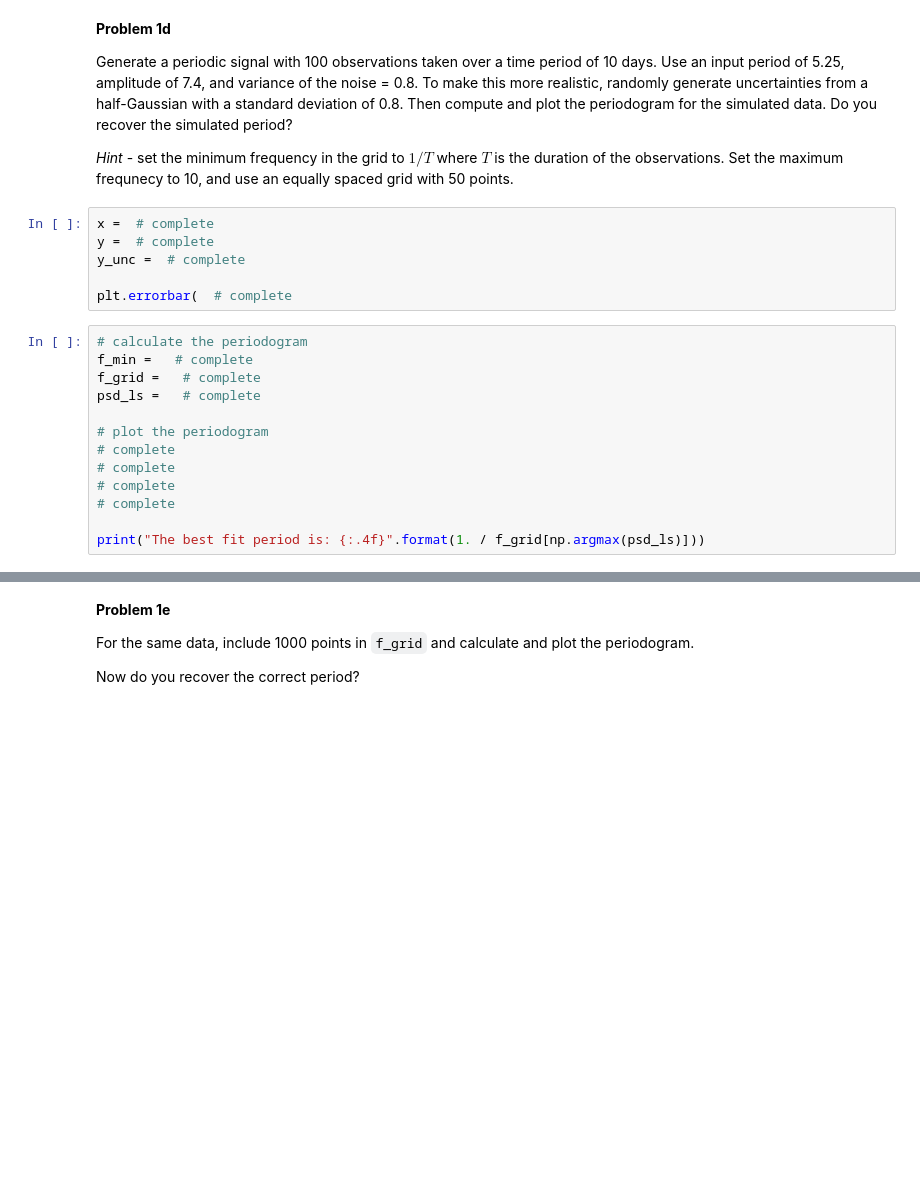
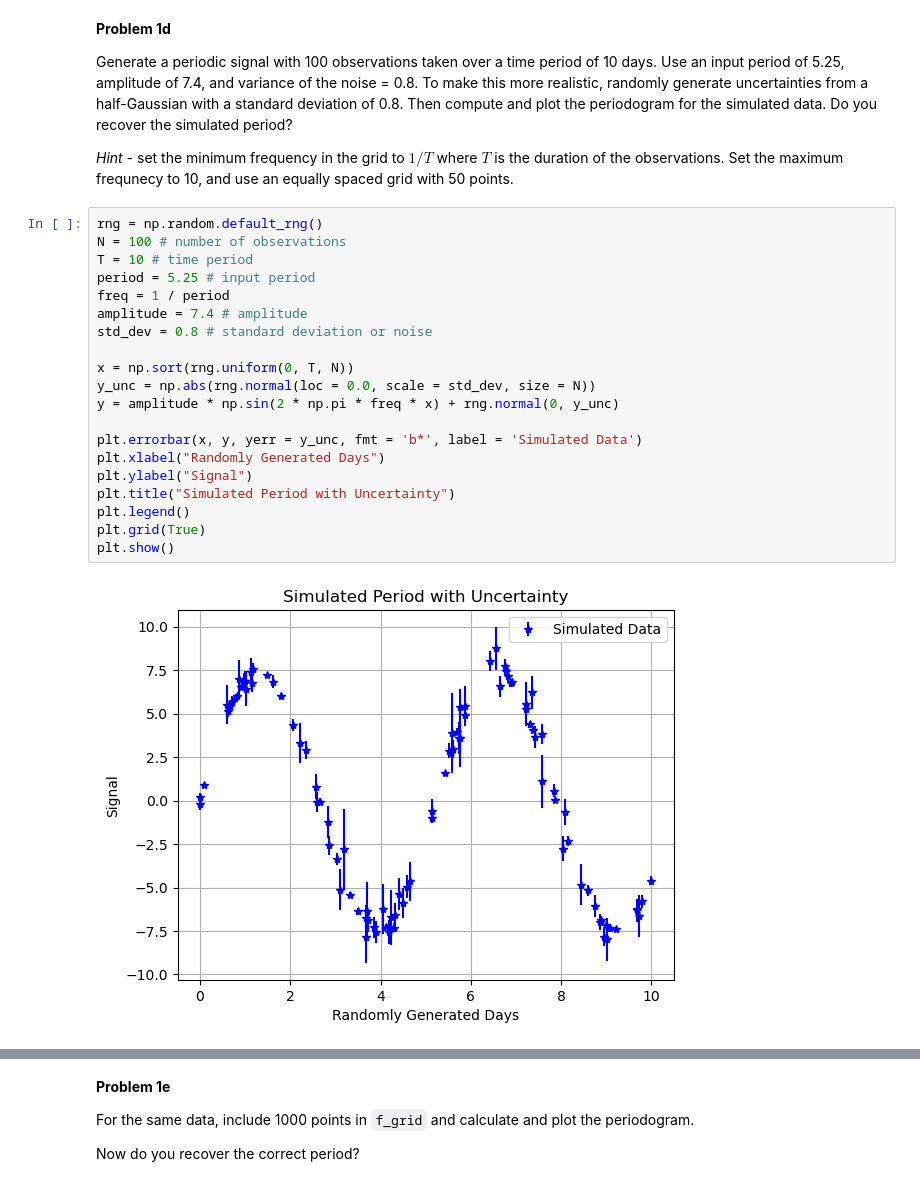
Before and after one commit to ASTR154/time-series, a Jupyter notebook: time-series.ipynb, the cells around one changed output, grey strips where cells are left out. Cells and saved outputs as stored; diff of their text form; blank space fills up the shorter version.

```diff
--- a/time-series.ipynb
+++ b/time-series.ipynb
@@ -67,22 +86,25 @@ def ls_periodogram(  # complete
 Generate a periodic signal with 100 observations taken over a time period of 10 days. Use an input period of 5.25, amplitude of 7.4, and variance of the noise = 0.8. To make this more realistic, randomly generate uncertainties from a half-Gaussian with a standard deviation of 0.8. Then compute and plot the periodogram for the simulated data. Do you recover the simulated period?
 
 *Hint* - set the minimum frequency in the grid to $1/T$ where $T$ is the duration of the observations. Set the maximum frequnecy to 10, and use an equally spaced grid with 50 points.
-# %%
-x =  # complete
-y =  # complete
-y_unc =  # complete
-
-plt.errorbar(  # complete
-# %%
-# calculate the periodogram
-f_min =   # complete
-f_grid =   # complete
-psd_ls =   # complete
-
-# plot the periodogram
-# complete
-# complete
-# complete
-# complete
-
-print("The best fit period is: {:.4f}".format(1. / f_grid[np.argmax(psd_ls)]))
+# %%
+rng = np.random.default_rng()
+N = 100 # number of observations
+T = 10 # time period
+period = 5.25 # input period
+freq = 1 / period
+amplitude = 7.4 # amplitude
+std_dev = 0.8 # standard deviation or noise
+
+x = np.sort(rng.uniform(0, T, N))
+y_unc = np.abs(rng.normal(loc = 0.0, scale = std_dev, size = N))
+y = amplitude * np.sin(2 * np.pi * freq * x) + rng.normal(0, y_unc)
+
+plt.errorbar(x, y, yerr = y_unc, fmt = 'b*', label = 'Simulated Data')
+plt.xlabel("Randomly Generated Days")
+plt.ylabel("Signal")
+plt.title("Simulated Period with Uncertainty")
+plt.legend()
+plt.grid(True)
+plt.show()
+# %% [output]
+[figure, added]
```
Also changed, not shown: parts of 25 cells of this notebook.
